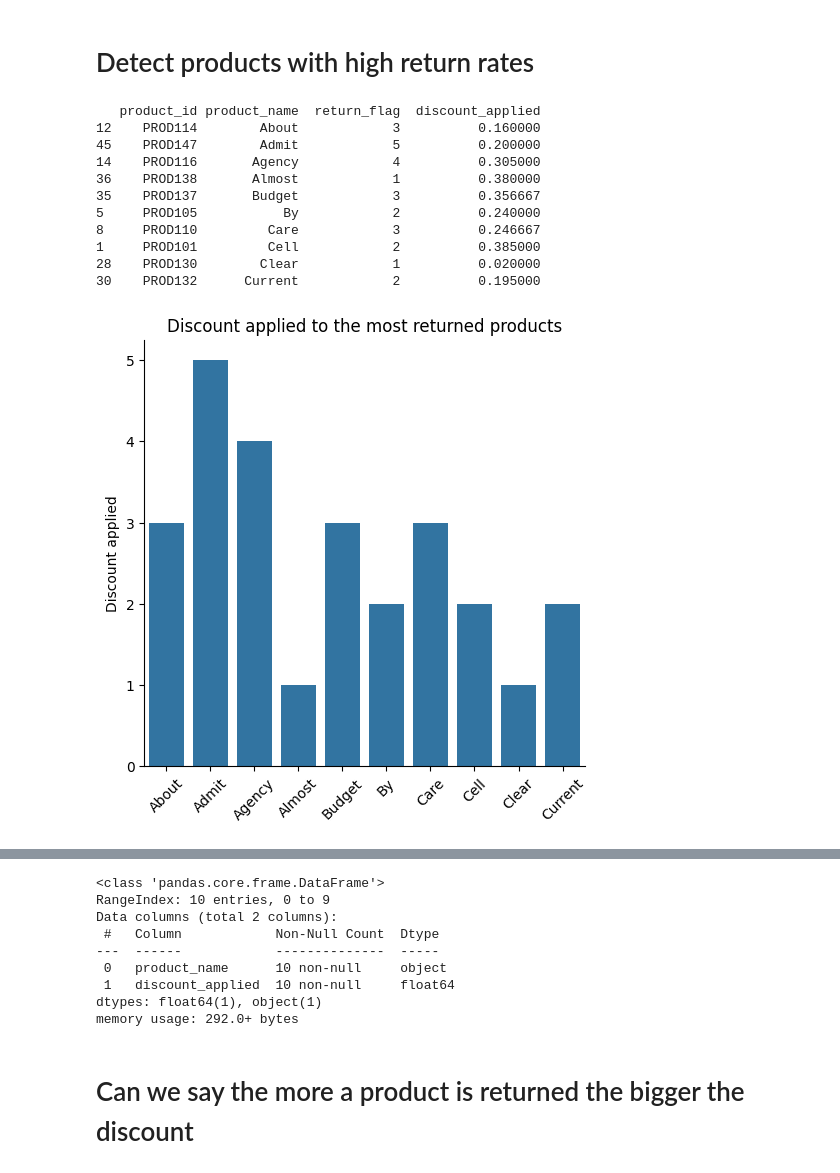
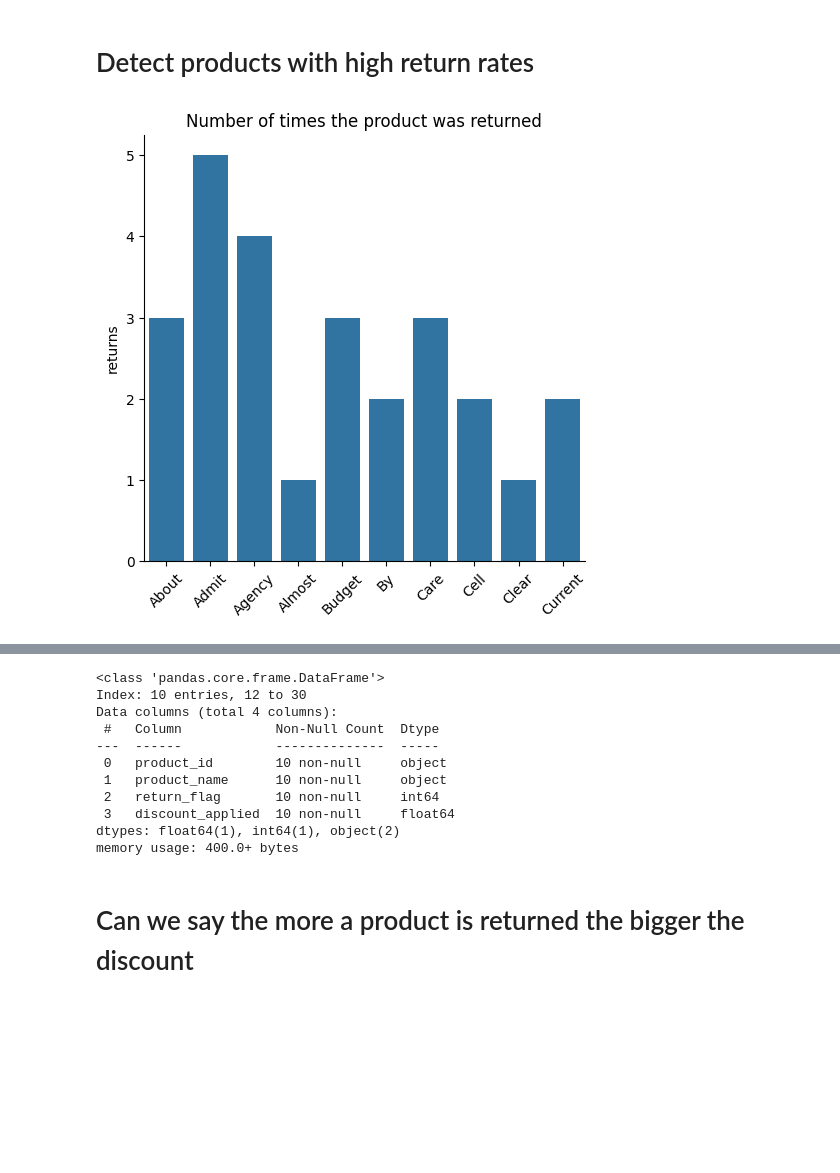
Before and after one commit to cedizen/sales-project, a Jupyter notebook: sales_projects.ipynb, the cells around one changed output, grey strips where cells are left out. Saved outputs shown, nothing was run; the diff lists cells and outputs as text; code cells hidden in the pictures; blank space fills up the shorter version.

```diff
--- a/sales_projects.ipynb
+++ b/sales_projects.ipynb
@@ -476,60 +476,49 @@ impacts of discounts on revenue: 0.02%
 # returns_discounts and product
 
 return_discounts_products = returns_discounts.merge(sales_transactions, on='transaction_id').merge(products, on='product_id')
 
 # see the products with the highest number of return flag
 return_flags_number_discount = return_discounts_products.groupby(['product_id', 'product_name'], as_index=False)[
     ['return_flag', 'discount_applied']].agg(
         return_flag=('return_flag', 'count'),
         discount_applied=('discount_applied', 'mean')
     ).sort_values('product_name', ascending=True).head(10)
 
-print(return_flags_number_discount)
-
 sns.catplot(data=return_flags_number_discount,
             x='product_name',
             y='return_flag',
             kind='bar')
-plt.title('Discount applied to the most returned products')
+plt.title('Number of times the product was returned')
 plt.xlabel('')
-plt.ylabel('Discount applied')
+plt.ylabel('returns')
 plt.xticks(rotation=45)
 plt.show()
 
 sns.catplot(data=return_flags_number_discount,
             x='product_name',
             y='discount_applied',
             kind='bar')
 plt.title('Discount applied to the most returned products')
 plt.xlabel('')
 plt.ylabel('Discount applied')
 plt.xticks(rotation=45)
 plt.show()
 
-return_rate_products.info()
+return_flags_number_discount.info()
 # %% [output]
-   product_id product_name  return_flag  discount_applied
-12    PROD114        About            3          0.160000
-45    PROD147        Admit            5          0.200000
-14    PROD116       Agency            4          0.305000
-36    PROD138       Almost            1          0.380000
-35    PROD137       Budget            3          0.356667
-5     PROD105           By            2          0.240000
-8     PROD110         Care            3          0.246667
-1     PROD101         Cell            2          0.385000
-28    PROD130        Clear            1          0.020000
-30    PROD132      Current            2          0.195000
-[figure, old version]
+[figure, new version]
 [figure]
-<class 'pandas.core.frame.DataFrame'>
-RangeIndex: 10 entries, 0 to 9
-Data columns (total 2 columns):
- #   Column            Non-Null Count  Dtype
----  ------            --------------  -----
- 0   product_name      10 non-null     object
- 1   discount_applied  10 non-null     float64
-dtypes: float64(1), object(1)
-memory usage: 292.0+ bytes
+<class 'pandas.core.frame.DataFrame'>
+Index: 10 entries, 12 to 30
+Data columns (total 4 columns):
+ #   Column            Non-Null Count  Dtype
+---  ------            --------------  -----
+ 0   product_id        10 non-null     object
+ 1   product_name      10 non-null     object
+ 2   return_flag       10 non-null     int64
+ 3   discount_applied  10 non-null     float64
+dtypes: float64(1), int64(1), object(2)
+memory usage: 400.0+ bytes
 # %% [markdown]
 # Can we say the more a product is returned the bigger the discount
 # %% [markdown]
```
